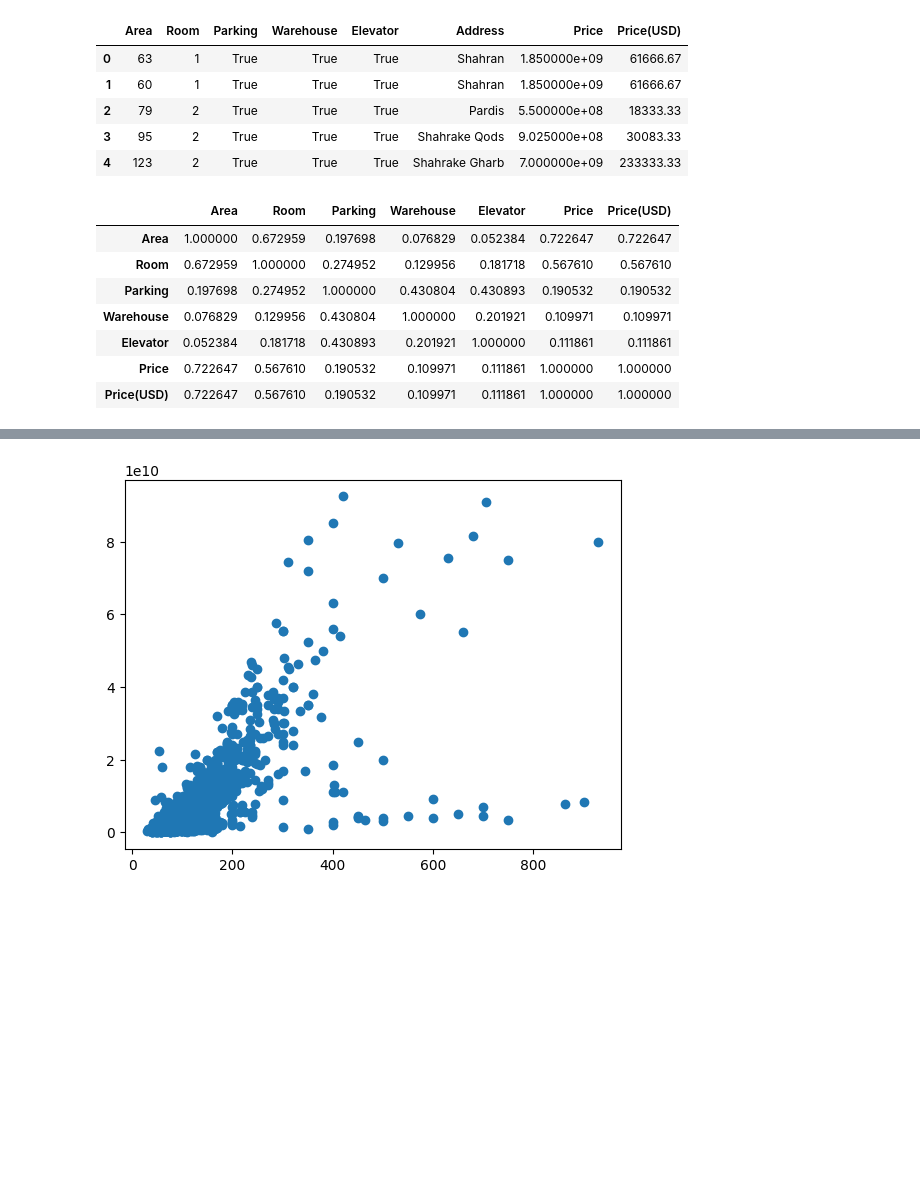
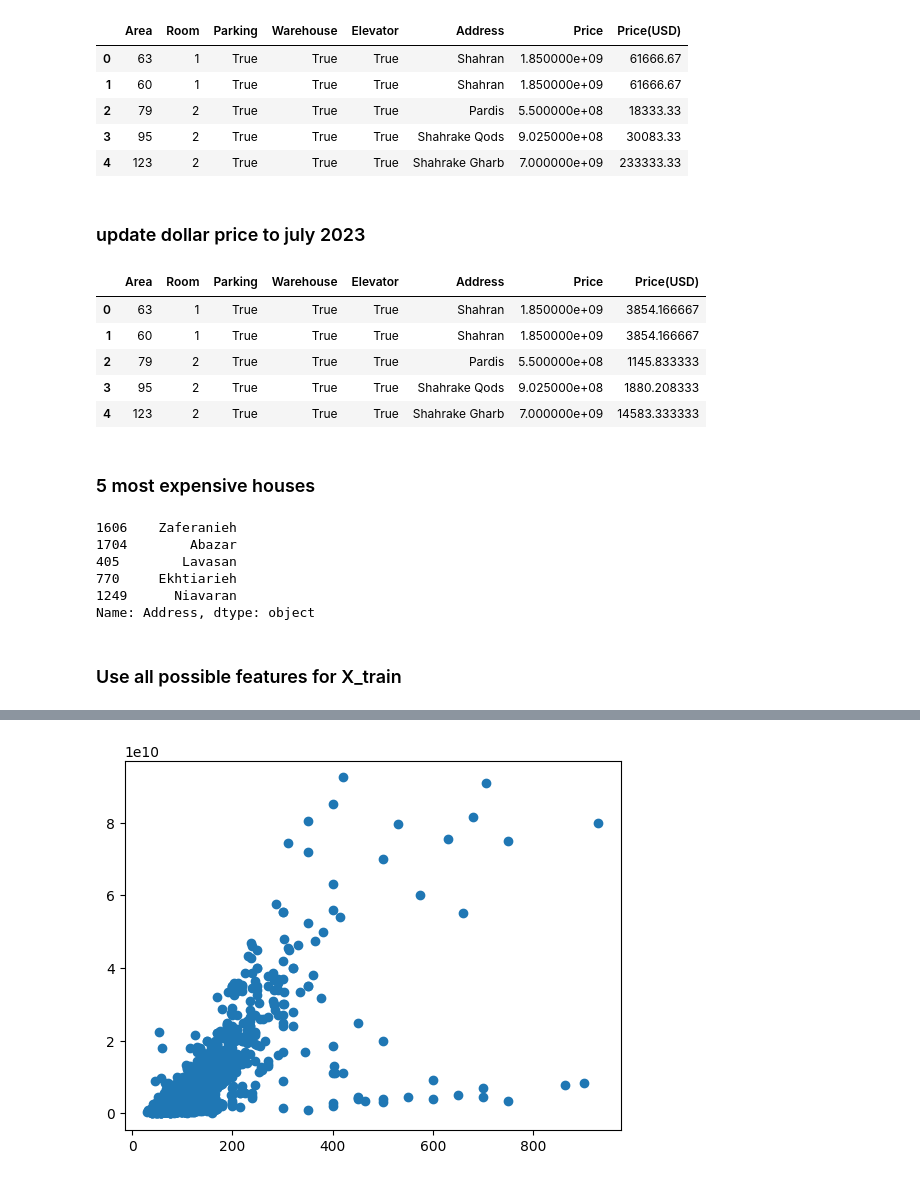
Before and after one commit to MSaberian/PyLearnMachineLearning, a Jupyter notebook: PyLearnMLLLS2/tehranprice.ipynb, the cells around one changed output, grey strips where cells are left out. Drawn from its saved outputs; the diff is of its cells as text; code cells hidden in the pictures; blank space fills up the shorter version.

```diff
--- a/PyLearnMLLLS2/tehranprice.ipynb
+++ b/PyLearnMLLLS2/tehranprice.ipynb
@@ -17,15 +24,35 @@ data.head()
+# %% [markdown]
+### update dollar price to july 2023
+# %%
+data['Price(USD)'] = data['Price'] / 480000
+
+data.head()
+# %% [output]
+|  | Area | Room | Parking | Warehouse | Elevator | Address | Price | Price(USD) |
+| 0 | 63 | 1 | True | True | True | Shahran | 1.850000e+09 | 3854.166667 |
+| 1 | 60 | 1 | True | True | True | Shahran | 1.850000e+09 | 3854.166667 |
+| 2 | 79 | 2 | True | True | True | Pardis | 5.500000e+08 | 1145.833333 |
+| 3 | 95 | 2 | True | True | True | Shahrake Qods | 9.025000e+08 | 1880.208333 |
+| 4 | 123 | 2 | True | True | True | Shahrake Gharb | 7.000000e+09 | 14583.333333 |
+# %% [markdown]
+### 5 most expensive houses
+# %%
+data_expensive = data.sort_values(by=['Price'], ascending=False)
+
+data_expensive['Address'].head()
+# %% [output]
+1606    Zaferanieh
+1704        Abazar
+405        Lavasan
+770     Ekhtiarieh
+1249      Niavaran
+Name: Address, dtype: object
+# %% [markdown]
+### Use all possible features for X_train
 # %%
-data['Parking']=data['Parking'].replace(["True","False"],[0,1])
-data['Warehouse']=data['Warehouse'].replace(["True","False"],[0,1])
-data['Elevator']=data['Elevator'].replace(["True","False"],[0,1])
-data.drop('Address',axis=1,inplace=True)
-data.corr()
+data['Parking']=data['Parking'].replace([True,False],[0,1])
+data['Warehouse']=data['Warehouse'].replace([True,False],[0,1])
+data['Elevator']=data['Elevator'].replace([True,False],[0,1])
+# data.drop('Address',axis=1,inplace=True)
+X = data[['Area', 'Room', 'Parking', 'Warehouse', 'Elevator']].to_numpy().astype(int)
+Y = data[['Price']].to_numpy().astype(int)
-# %% [output]
-|  | Area | Room | Parking | Warehouse | Elevator | Price | Price(USD) |
-| Area | 1.000000 | 0.672959 | 0.197698 | 0.076829 | 0.052384 | 0.722647 | 0.722647 |
-| Room | 0.672959 | 1.000000 | 0.274952 | 0.129956 | 0.181718 | 0.567610 | 0.567610 |
-| Parking | 0.197698 | 0.274952 | 1.000000 | 0.430804 | 0.430893 | 0.190532 | 0.190532 |
-| Warehouse | 0.076829 | 0.129956 | 0.430804 | 1.000000 | 0.201921 | 0.109971 | 0.109971 |
-| Elevator | 0.052384 | 0.181718 | 0.430893 | 0.201921 | 1.000000 | 0.111861 | 0.111861 |
-| Price | 0.722647 | 0.567610 | 0.190532 | 0.109971 | 0.111861 | 1.000000 | 1.000000 |
-| Price(USD) | 0.722647 | 0.567610 | 0.190532 | 0.109971 | 0.111861 | 1.000000 | 1.000000 |
```
Also changed, not shown: parts of 19 cells of this notebook, 3 other files.
